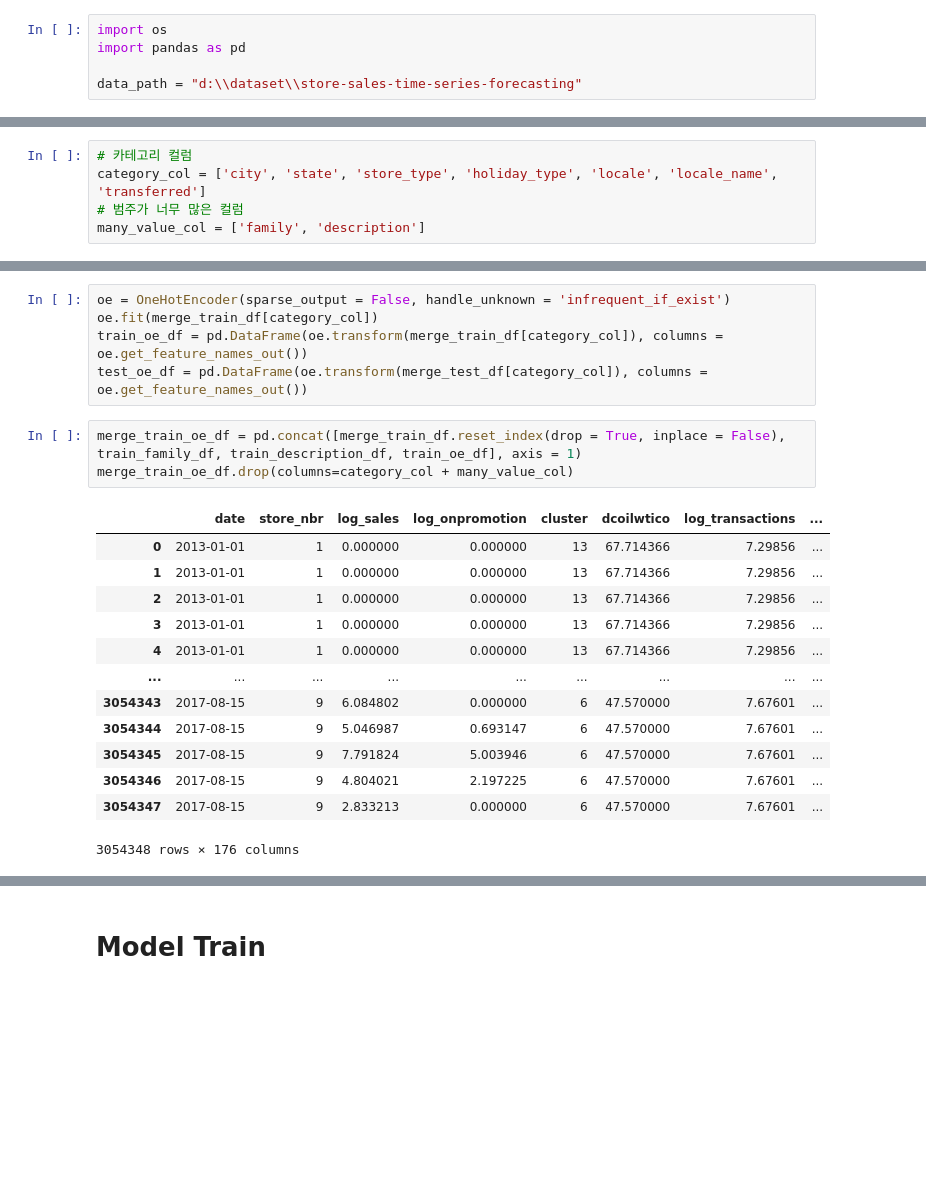
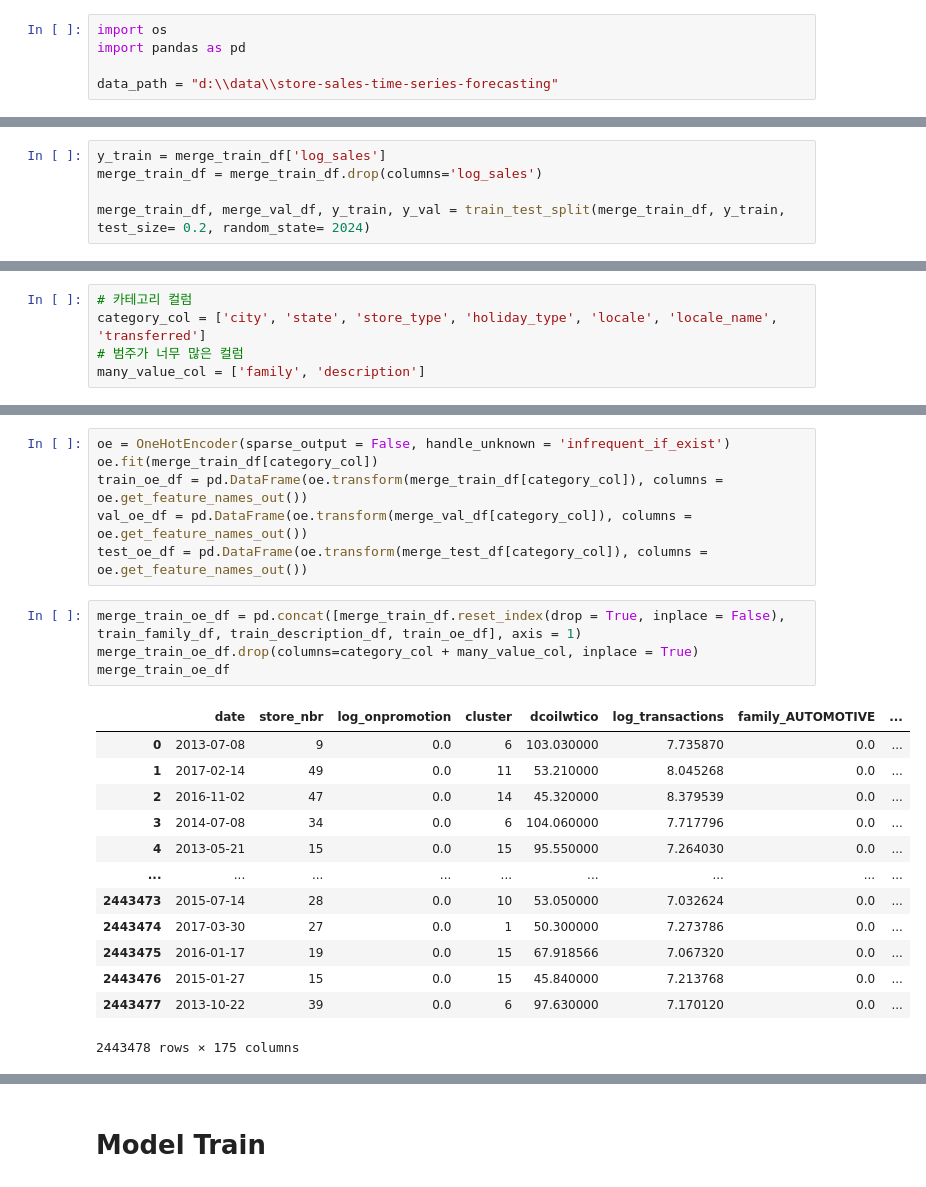
Before and after one commit to suusuu00/Kaggle-Store-Sales---Time-Series-Forecasting, a Jupyter notebook: train.ipynb, the cells around one changed output, grey strips where cells are left out. Cells and saved outputs as stored; diff of their text form; blank space fills up the shorter version.

Commit message:
train val test preprocessing complete

```diff
--- a/train.ipynb
+++ b/train.ipynb
@@ -4,7 +4,7 @@
 import os
 import pandas as pd
 
-data_path = "d:\\dataset\\store-sales-time-series-forecasting"
+data_path = "d:\\data\\store-sales-time-series-forecasting"
 # %%
 train_df = pd.read_csv(os.path.join(data_path, "train.csv"))
 test_df = pd.read_csv(os.path.join(data_path, "test.csv"))
@@ -578,3 +582,8 @@ merge_test_df['transferred'] = merge_test_df['transferred'].astype("str")
+# %%
+y_train = merge_train_df['log_sales']
+merge_train_df = merge_train_df.drop(columns='log_sales')
+
+merge_train_df, merge_val_df, y_train, y_val = train_test_split(merge_train_df, y_train, test_size= 0.2, random_state= 2024)
 # %%
 from sklearn.preprocessing import OneHotEncoder
 from sklearn.decomposition import PCA
@@ -729,21 +648,23 @@ ValueError: Shape of passed values is (3054348, 40), indices imply (3054348, 26)
 oe = OneHotEncoder(sparse_output = False, handle_unknown = 'infrequent_if_exist')
 oe.fit(merge_train_df[category_col])
 train_oe_df = pd.DataFrame(oe.transform(merge_train_df[category_col]), columns = oe.get_feature_names_out())
+val_oe_df = pd.DataFrame(oe.transform(merge_val_df[category_col]), columns = oe.get_feature_names_out())
 test_oe_df = pd.DataFrame(oe.transform(merge_test_df[category_col]), columns = oe.get_feature_names_out())
 # %%
 merge_train_oe_df = pd.concat([merge_train_df.reset_index(drop = True, inplace = False), train_family_df, train_description_df, train_oe_df], axis = 1)
-merge_train_oe_df.drop(columns=category_col + many_value_col)
+merge_train_oe_df.drop(columns=category_col + many_value_col, inplace = True)
+merge_train_oe_df
 # %% [output]
-|  | date | store_nbr | log_sales | log_onpromotion | cluster | dcoilwtico | log_transactions | ... |
-| 0 | 2013-01-01 | 1 | 0.000000 | 0.000000 | 13 | 67.714366 | 7.29856 | ... |
-| 1 | 2013-01-01 | 1 | 0.000000 | 0.000000 | 13 | 67.714366 | 7.29856 | ... |
-| 2 | 2013-01-01 | 1 | 0.000000 | 0.000000 | 13 | 67.714366 | 7.29856 | ... |
-| 3 | 2013-01-01 | 1 | 0.000000 | 0.000000 | 13 | 67.714366 | 7.29856 | ... |
-| 4 | 2013-01-01 | 1 | 0.000000 | 0.000000 | 13 | 67.714366 | 7.29856 | ... |
+|  | date | store_nbr | log_onpromotion | cluster | dcoilwtico | log_transactions | family_AUTOMOTIVE | ... |
+| 0 | 2013-07-08 | 9 | 0.0 | 6 | 103.030000 | 7.735870 | 0.0 | ... |
+| 1 | 2017-02-14 | 49 | 0.0 | 11 | 53.210000 | 8.045268 | 0.0 | ... |
+| 2 | 2016-11-02 | 47 | 0.0 | 14 | 45.320000 | 8.379539 | 0.0 | ... |
+| 3 | 2014-07-08 | 34 | 0.0 | 6 | 104.060000 | 7.717796 | 0.0 | ... |
+| 4 | 2013-05-21 | 15 | 0.0 | 15 | 95.550000 | 7.264030 | 0.0 | ... |
 | ... | ... | ... | ... | ... | ... | ... | ... | ... |
-| 3054343 | 2017-08-15 | 9 | 6.084802 | 0.000000 | 6 | 47.570000 | 7.67601 | ... |
-| 3054344 | 2017-08-15 | 9 | 5.046987 | 0.693147 | 6 | 47.570000 | 7.67601 | ... |
-| 3054345 | 2017-08-15 | 9 | 7.791824 | 5.003946 | 6 | 47.570000 | 7.67601 | ... |
-| 3054346 | 2017-08-15 | 9 | 4.804021 | 2.197225 | 6 | 47.570000 | 7.67601 | ... |
-| 3054347 | 2017-08-15 | 9 | 2.833213 | 0.000000 | 6 | 47.570000 | 7.67601 | ... |
+| 2443473 | 2015-07-14 | 28 | 0.0 | 10 | 53.050000 | 7.032624 | 0.0 | ... |
+| 2443474 | 2017-03-30 | 27 | 0.0 | 1 | 50.300000 | 7.273786 | 0.0 | ... |
+| 2443475 | 2016-01-17 | 19 | 0.0 | 15 | 67.918566 | 7.067320 | 0.0 | ... |
+| 2443476 | 2015-01-27 | 15 | 0.0 | 15 | 45.840000 | 7.213768 | 0.0 | ... |
+| 2443477 | 2013-10-22 | 39 | 0.0 | 6 | 97.630000 | 7.170120 | 0.0 | ... |
-3054348 rows × 176 columns
+2443478 rows × 175 columns
```
Also changed, not shown: parts of 19 cells of this notebook.
